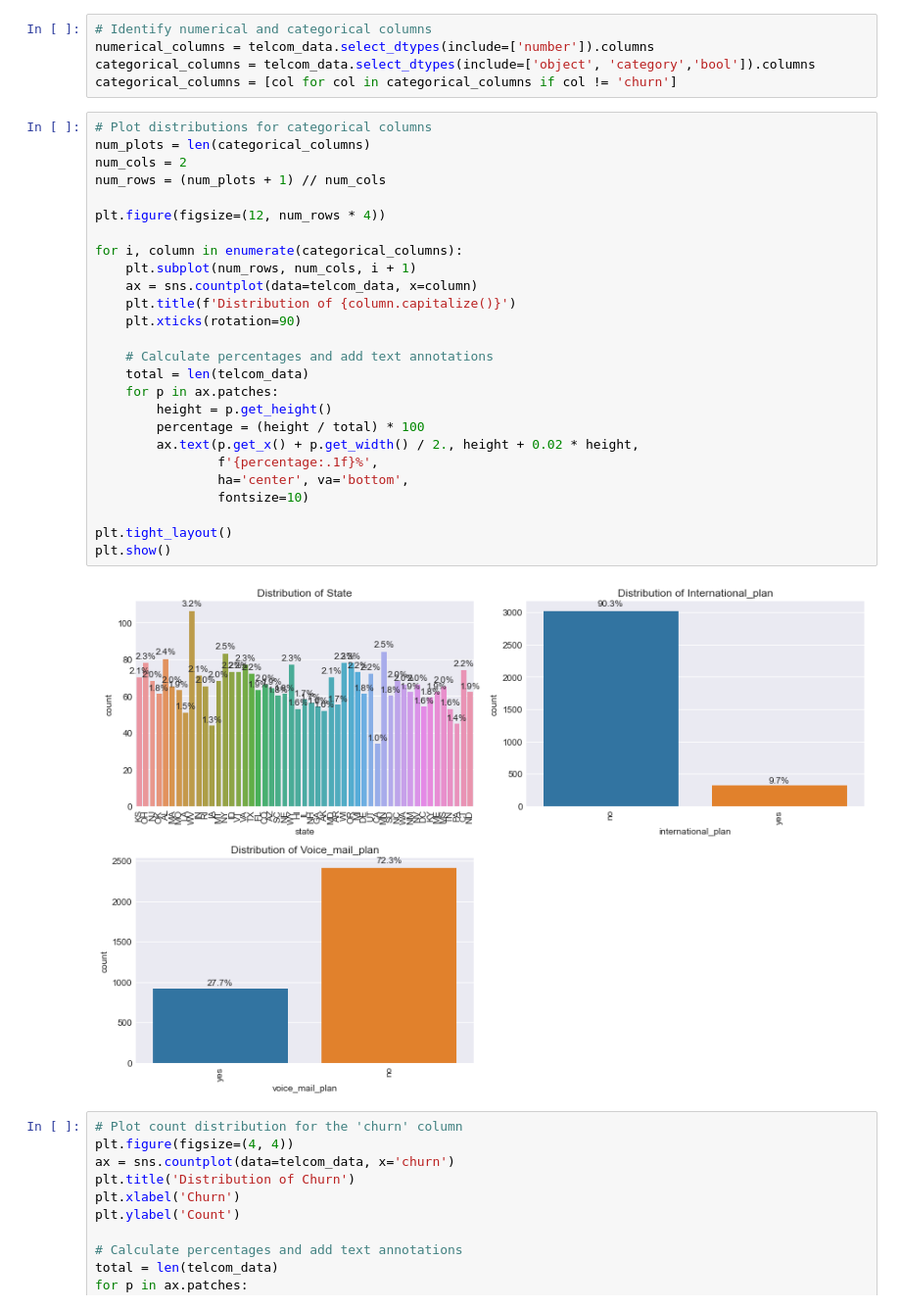
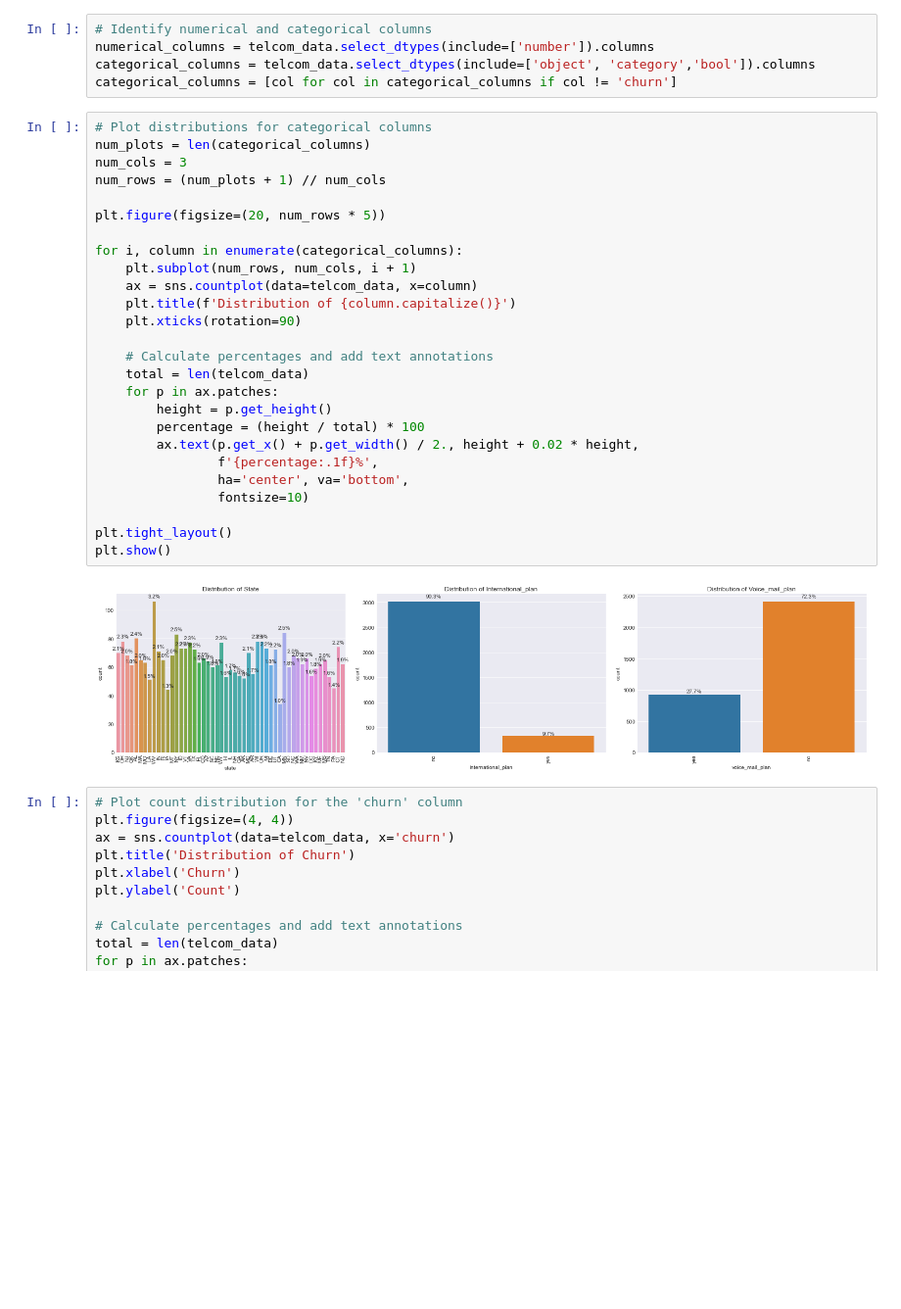
Before and after one commit to mayajbrio/SyriaTel-Customer-Churn-Prediction, a Jupyter notebook: dsc-phase3-project-notebook.ipynb, the cells around one changed output. Shown at 98% size. Drawn from its saved outputs; the diff is of its cells as text; blank space fills up the shorter version.

Commit message:
Adjusted univariate plots

```diff
--- a/dsc-phase3-project-notebook.ipynb
+++ b/dsc-phase3-project-notebook.ipynb
@@ -256,31 +256,31 @@ categorical_columns = [col for col in categorical_columns if col != 'churn']
 # %%
 # Plot distributions for categorical columns
 num_plots = len(categorical_columns)
-num_cols = 2
+num_cols = 3
 num_rows = (num_plots + 1) // num_cols
 
-plt.figure(figsize=(12, num_rows * 4))
+plt.figure(figsize=(20, num_rows * 5))
 
 for i, column in enumerate(categorical_columns):
     plt.subplot(num_rows, num_cols, i + 1)
     ax = sns.countplot(data=telcom_data, x=column)
     plt.title(f'Distribution of {column.capitalize()}')
     plt.xticks(rotation=90)
 
     # Calculate percentages and add text annotations
     total = len(telcom_data)
     for p in ax.patches:
         height = p.get_height()
         percentage = (height / total) * 100
         ax.text(p.get_x() + p.get_width() / 2., height + 0.02 * height,
                 f'{percentage:.1f}%',
                 ha='center', va='bottom',
                 fontsize=10)
 
 plt.tight_layout()
 plt.show()
 # %% [output]
-[figure, old version]
+[figure, new version]
 # %%
 # Plot count distribution for the 'churn' column
 plt.figure(figsize=(4, 4))
```
Also changed, not shown: parts of 3 cells of this notebook.
